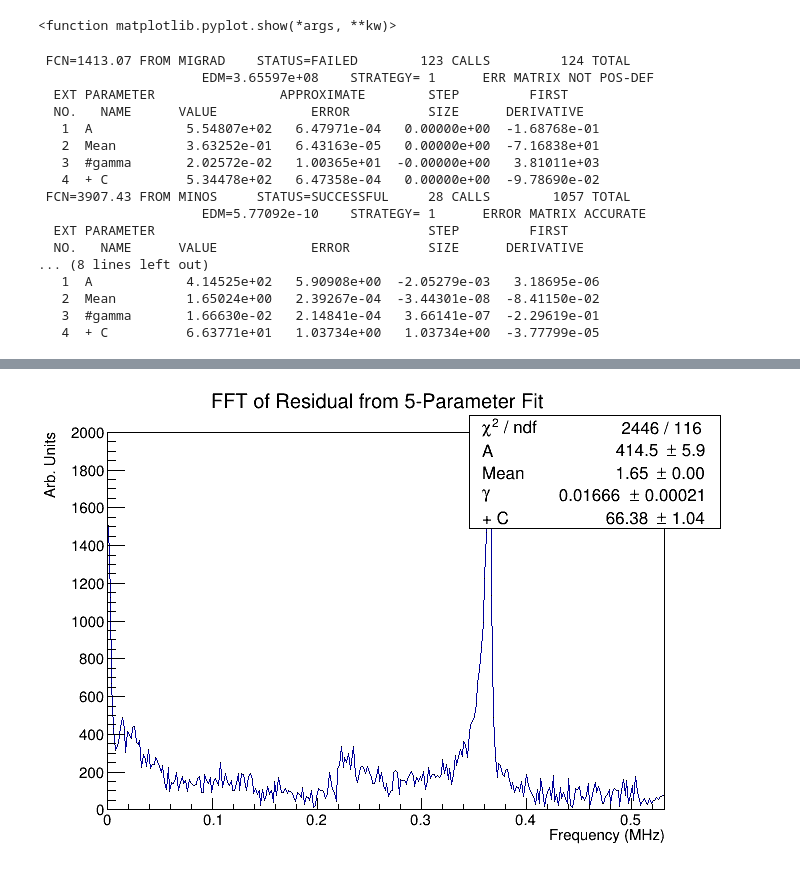
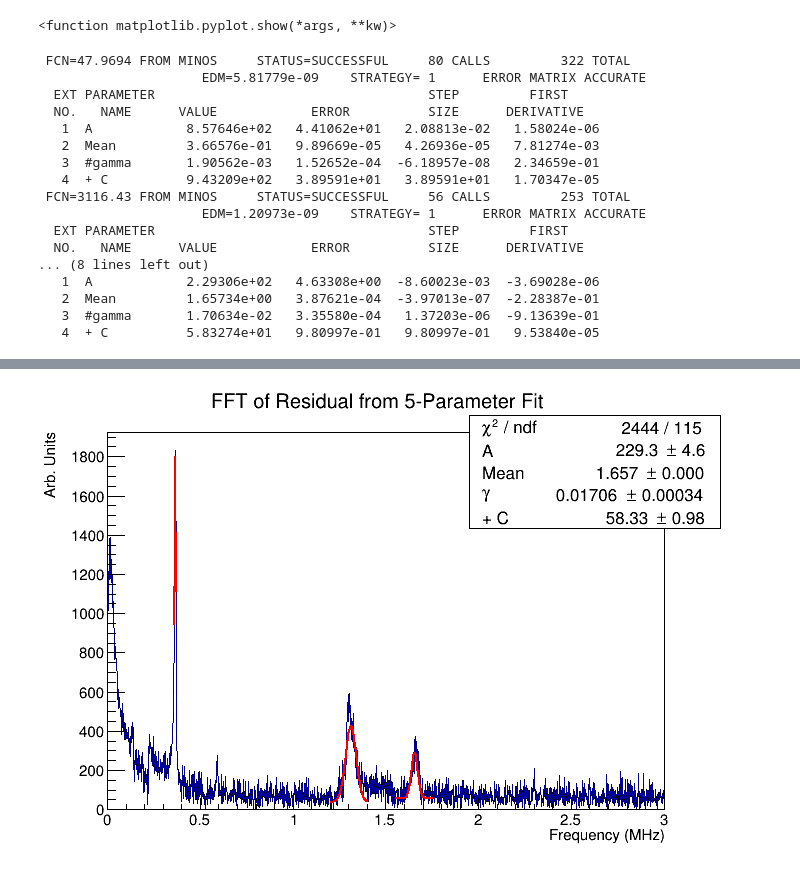
Before and after one commit to jlabounty/g-2, a Jupyter notebook: calorimeter/Residuals_NewFile.ipynb, the cells around one changed output, grey strips where cells are left out. Drawn from its saved outputs; the diff is of its cells as text; code cells hidden in the pictures.

```diff
--- a/calorimeter/Residuals_NewFile.ipynb
+++ b/calorimeter/Residuals_NewFile.ipynb
@@ -42,7 +40,7 @@ h.Draw()
 # could probably get away with > 1000
 
 energyhist = f.corrected.ProjectionY()
-minenergybin = energyhist.FindBin(1000)
+minenergybin = energyhist.FindBin(1500) #try switching from 1000 -> 1500
 maxenergybin = energyhist.FindBin(3000)
 print(minenergybin,maxenergybin)
 
@@ -167,7 +165,7 @@ for j in range(0,len(namelist)):
 #    print(ffty)
 
     Npart = residualN - minbin
-    minBinCenter = listx[0]
+    minBinCenter = listx[minbin]
     maxBinCenter = listx[len(listx)-1]
     capT = maxBinCenter - minBinCenter
     print("Number of bins:", Npart, "; Total Time range:", capT)
@@ -181,7 +179,7 @@ for j in range(0,len(namelist)):
     limmaxHz = (1/(deltaTns*math.pow(10.0,-9))) #Hz
     limmaxMHz = limmaxHz / math.pow(10,6) #MHz
 
-    print("Maximum Frequency (MHz):",limmaxMHz)
+    print("Maximum Frequency / Sampling Rate (MHz):",limmaxMHz)
 
     hresid = r.TH1D("hresid","FFT of Residual from 5-Parameter Fit",residualN,0,residualN)
     for i in range(0,len(ffty)):
@@ -248,26 +247,26 @@ hresid.GetYaxis().SetTitle("Arb. Units")
 hresid.Fit("peak1","REMB")
 hresid.Fit("peak2","REMB")
 hresid.Fit("peak3","REMB")
-func.Draw("SAME")
+func1.Draw("SAME")
 func2.Draw("SAME")
 func3.Draw("SAME")
-hresid.GetXaxis().SetRangeUser(0,0.53)
+hresid.GetXaxis().SetRangeUser(0,3)
 c5.Draw()
 # %% [output]
- FCN=1413.07 FROM MIGRAD    STATUS=FAILED        123 CALLS         124 TOTAL
-                     EDM=3.65597e+08    STRATEGY= 1      ERR MATRIX NOT POS-DEF
-  EXT PARAMETER                APPROXIMATE        STEP         FIRST
+ FCN=47.9694 FROM MINOS     STATUS=SUCCESSFUL     80 CALLS         322 TOTAL
+                     EDM=5.81779e-09    STRATEGY= 1      ERROR MATRIX ACCURATE
+  EXT PARAMETER                                   STEP         FIRST
   NO.   NAME      VALUE            ERROR          SIZE      DERIVATIVE
-   1  A            5.54807e+02   6.47971e-04   0.00000e+00  -1.68768e-01
-   2  Mean         3.63252e-01   6.43163e-05   0.00000e+00  -7.16838e+01
-   3  #gamma       2.02572e-02   1.00365e+01  -0.00000e+00   3.81011e+03
-   4  + C          5.34478e+02   6.47358e-04   0.00000e+00  -9.78690e-02
- FCN=3907.43 FROM MINOS     STATUS=SUCCESSFUL     28 CALLS        1057 TOTAL
-                     EDM=5.77092e-10    STRATEGY= 1      ERROR MATRIX ACCURATE
+   1  A            8.57646e+02   4.41062e+01   2.08813e-02   1.58024e-06
+   2  Mean         3.66576e-01   9.89669e-05   4.26936e-05   7.81274e-03
+   3  #gamma       1.90562e-03   1.52652e-04  -6.18957e-08   2.34659e-01
+   4  + C          9.43209e+02   3.89591e+01   3.89591e+01   1.70347e-05
+ FCN=3116.43 FROM MINOS     STATUS=SUCCESSFUL     56 CALLS         253 TOTAL
+                     EDM=1.20973e-09    STRATEGY= 1      ERROR MATRIX ACCURATE
   EXT PARAMETER                                   STEP         FIRST
   NO.   NAME      VALUE            ERROR          SIZE      DERIVATIVE
 ... (8 lines left out)
-   1  A            4.14525e+02   5.90908e+00  -2.05279e-03   3.18695e-06
-   2  Mean         1.65024e+00   2.39267e-04  -3.44301e-08  -8.41150e-02
-   3  #gamma       1.66630e-02   2.14841e-04   3.66141e-07  -2.29619e-01
-   4  + C          6.63771e+01   1.03734e+00   1.03734e+00  -3.77799e-05
+   1  A            2.29306e+02   4.63308e+00  -8.60023e-03  -3.69028e-06
+   2  Mean         1.65734e+00   3.87621e-04  -3.97013e-07  -2.28387e-01
+   3  #gamma       1.70634e-02   3.35580e-04   1.37203e-06  -9.13639e-01
+   4  + C          5.83274e+01   9.80997e-01   9.80997e-01   9.53840e-05
@@ -275,4 +273,4 @@ Warning in <Fit>: Abnormal termination of minimization.
-[figure, old version]
+[figure, new version]
 # %%
 h5 = f.corrected.ProjectionX("px_cut",minenergybin,maxenergybin,0,-1,"")
 c5 = r.TCanvas()
```
Also changed, not shown: parts of 13 cells of this notebook, 1 other file.
